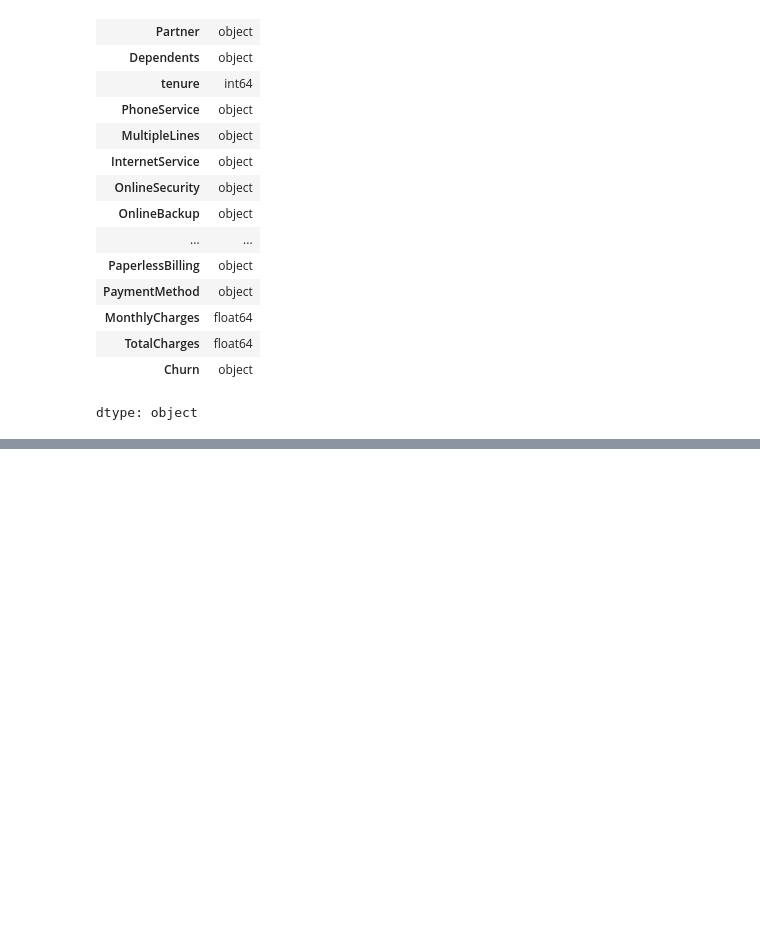
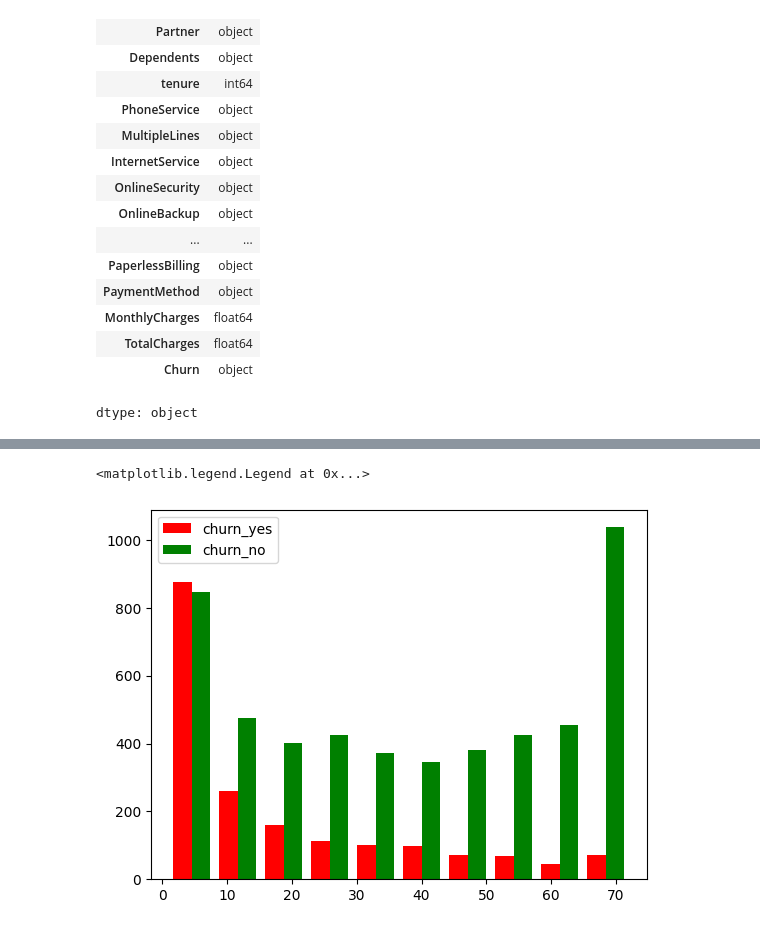
Before and after one commit to lalitha-sahitya/Customer-Churn-Prediction, a Jupyter notebook: customer_churn_prediction.ipynb, the cells around one changed output, grey strips where cells are left out. Drawn from its saved outputs; the diff is of its cells as text; code cells hidden in the pictures; blank space fills up the shorter version.

```diff
--- a/customer_churn_prediction.ipynb
+++ b/customer_churn_prediction.ipynb
@@ -128,3 +128,5 @@ data.dtypes
 | TotalCharges | float64 |
 | Churn | object |
 dtype: object
+# %%
+data=data.dropna(axdis=0)
@@ -130,0 +174,10 @@ dtype: object
+# %%
+tenure_churn_no=data[data.Churn=='No'].tenure
+tenure_churn_yes=data[data.Churn=='Yes'].tenure
+# %%
+import matplotlib.pyplot as plt
+plt.hist([tenure_churn_yes,tenure_churn_no],color=['red','green'],label=['churn_yes','churn_no'])
+plt.legend()
+# %% [output]
+<matplotlib.legend.Legend at 0x...>
+[figure, added]
```
Also changed, not shown: parts of 37 cells of this notebook.
